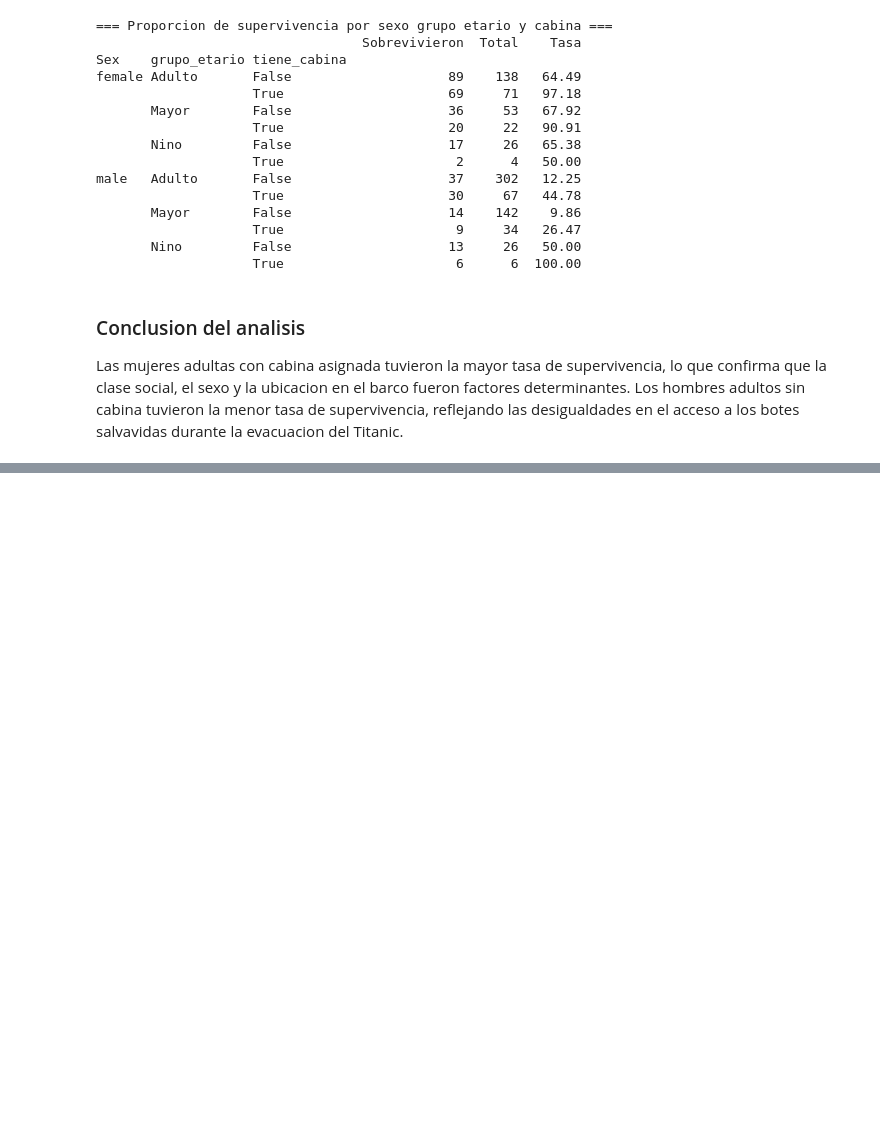
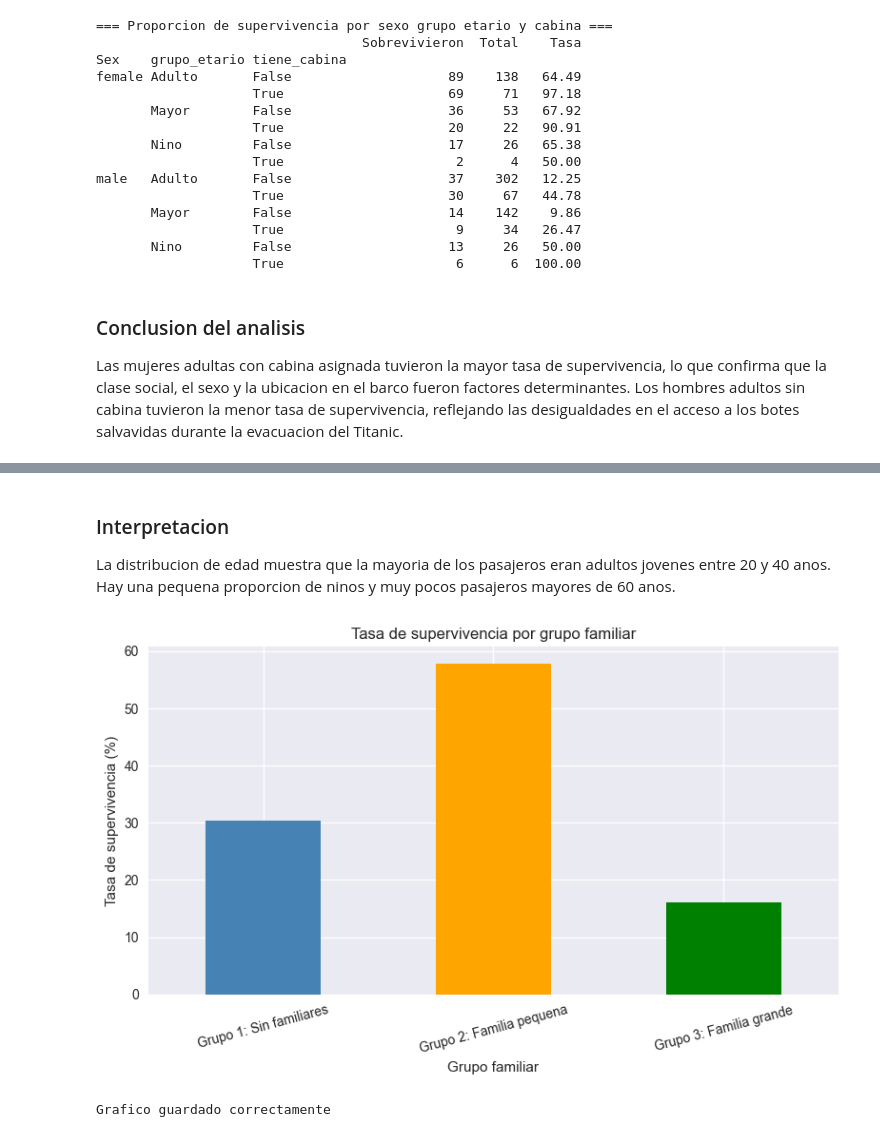
Before and after one commit to JuanBeltran16/taller-pandas-titanic-JacoboyHelenF, a Jupyter notebook: notebooks/proyecto_titanic.ipynb, the cells around one changed output, grey strips where cells are left out. Drawn from its saved outputs; the diff is of its cells as text; code cells hidden in the pictures; blank space fills up the shorter version.

```diff
--- a/notebooks/proyecto_titanic.ipynb
+++ b/notebooks/proyecto_titanic.ipynb
@@ -622,0 +667,33 @@ evacuacion del Titanic.
+# %% [markdown]
+### Interpretacion
+
+La distribucion de edad muestra que la mayoria de los pasajeros eran
+adultos jovenes entre 20 y 40 anos. Hay una pequena proporcion de
+ninos y muy pocos pasajeros mayores de 60 anos.
+# %%
+# Creamos grupo_familiar si no existe
+if 'grupo_familiar' not in df_train.columns:
+    def clasificar_familia(familiares):
+        if familiares == 0:
+            return 'Grupo 1: Sin familiares'
+        elif familiares <= 3:
+            return 'Grupo 2: Familia pequena'
+        else:
+            return 'Grupo 3: Familia grande'
+    df_train['grupo_familiar'] = df_train['Familiares'].apply(clasificar_familia)
+
+# Grafico 5 - Supervivencia por grupo familiar
+fig, ax = plt.subplots(figsize=(8, 5))
+supervivencia_familia = df_train.groupby('grupo_familiar')['Survived'].mean() * 100
+supervivencia_familia.plot(kind='bar', ax=ax, color=['steelblue', 'orange', 'green'])
+ax.set_title('Tasa de supervivencia por grupo familiar')
+ax.set_xlabel('Grupo familiar')
+ax.set_ylabel('Tasa de supervivencia (%)')
+plt.xticks(rotation=15)
+plt.tight_layout()
+plt.savefig('../outputs/graficos/supervivencia_por_familia.png')
+plt.show()
+print("Grafico guardado correctamente")
+# %% [output]
+[figure, added]
+Grafico guardado correctamente
```
Also changed, not shown: parts of 8 cells of this notebook, 4 other files.
